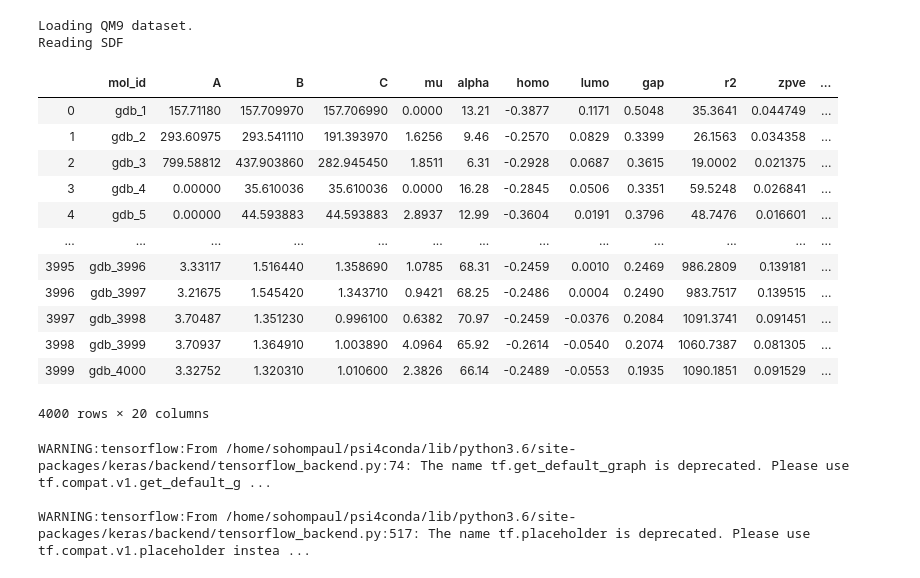
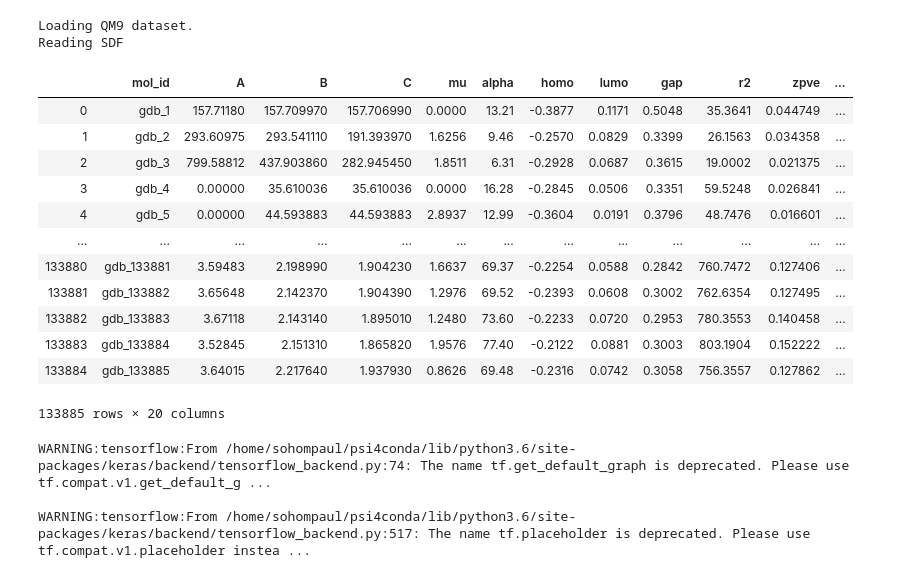
Before and after one commit to tjresearch/research-sohom_emily, a Jupyter notebook: multitask/QM9GNN2.ipynb, the cells around one changed output. Saved outputs shown, nothing was run; the diff lists cells and outputs as text; code cells hidden in the pictures.

Commit message:
trained multitask networks for demo

```diff
--- a/multitask/QM9GNN2.ipynb
+++ b/multitask/QM9GNN2.ipynb
@@ -21,28 +19,28 @@ import datetime
 # %%
-A, X, E, y = qm9.load_data(return_type='numpy',
+A_complete, X_complete, E_complete, y_complete = qm9.load_data(return_type='numpy',
                            nf_keys='atomic_num',
                            ef_keys='type',
                            self_loops=True,
-                           amount=4000)  # Set to None to train on whole dataset
+                           amount=None)  # Set to None to train on whole dataset
 # one-hot labeling of atoms
-uniq_X = np.unique(X)
-X = label_to_one_hot(X, uniq_X)
+uniq_X = np.unique(X_complete)
+X_complete = label_to_one_hot(X_complete, uniq_X)
 # %% [output]
 Loading QM9 dataset.
 Reading SDF
-# %%
-y
-# %% [output]
-|  | mol_id | A | B | C | mu | alpha | homo | lumo | gap | r2 | zpve | ... |
-| 0 | gdb_1 | 157.71180 | 157.709970 | 157.706990 | 0.0000 | 13.21 | -0.3877 | 0.1171 | 0.5048 | 35.3641 | 0.044749 | ... |
-| 1 | gdb_2 | 293.60975 | 293.541110 | 191.393970 | 1.6256 | 9.46 | -0.2570 | 0.0829 | 0.3399 | 26.1563 | 0.034358 | ... |
-| 2 | gdb_3 | 799.58812 | 437.903860 | 282.945450 | 1.8511 | 6.31 | -0.2928 | 0.0687 | 0.3615 | 19.0002 | 0.021375 | ... |
-| 3 | gdb_4 | 0.00000 | 35.610036 | 35.610036 | 0.0000 | 16.28 | -0.2845 | 0.0506 | 0.3351 | 59.5248 | 0.026841 | ... |
-| 4 | gdb_5 | 0.00000 | 44.593883 | 44.593883 | 2.8937 | 12.99 | -0.3604 | 0.0191 | 0.3796 | 48.7476 | 0.016601 | ... |
-| ... | ... | ... | ... | ... | ... | ... | ... | ... | ... | ... | ... | ... |
-| 3995 | gdb_3996 | 3.33117 | 1.516440 | 1.358690 | 1.0785 | 68.31 | -0.2459 | 0.0010 | 0.2469 | 986.2809 | 0.139181 | ... |
-| 3996 | gdb_3997 | 3.21675 | 1.545420 | 1.343710 | 0.9421 | 68.25 | -0.2486 | 0.0004 | 0.2490 | 983.7517 | 0.139515 | ... |
-| 3997 | gdb_3998 | 3.70487 | 1.351230 | 0.996100 | 0.6382 | 70.97 | -0.2459 | -0.0376 | 0.2084 | 1091.3741 | 0.091451 | ... |
-| 3998 | gdb_3999 | 3.70937 | 1.364910 | 1.003890 | 4.0964 | 65.92 | -0.2614 | -0.0540 | 0.2074 | 1060.7387 | 0.081305 | ... |
-| 3999 | gdb_4000 | 3.32752 | 1.320310 | 1.010600 | 2.3826 | 66.14 | -0.2489 | -0.0553 | 0.1935 | 1090.1851 | 0.091529 | ... |
-4000 rows × 20 columns
+# %%
+y_complete
+# %% [output]
+|  | mol_id | A | B | C | mu | alpha | homo | lumo | gap | r2 | zpve | ... |
+| 0 | gdb_1 | 157.71180 | 157.709970 | 157.706990 | 0.0000 | 13.21 | -0.3877 | 0.1171 | 0.5048 | 35.3641 | 0.044749 | ... |
+| 1 | gdb_2 | 293.60975 | 293.541110 | 191.393970 | 1.6256 | 9.46 | -0.2570 | 0.0829 | 0.3399 | 26.1563 | 0.034358 | ... |
+| 2 | gdb_3 | 799.58812 | 437.903860 | 282.945450 | 1.8511 | 6.31 | -0.2928 | 0.0687 | 0.3615 | 19.0002 | 0.021375 | ... |
+| 3 | gdb_4 | 0.00000 | 35.610036 | 35.610036 | 0.0000 | 16.28 | -0.2845 | 0.0506 | 0.3351 | 59.5248 | 0.026841 | ... |
+| 4 | gdb_5 | 0.00000 | 44.593883 | 44.593883 | 2.8937 | 12.99 | -0.3604 | 0.0191 | 0.3796 | 48.7476 | 0.016601 | ... |
+| ... | ... | ... | ... | ... | ... | ... | ... | ... | ... | ... | ... | ... |
+| 133880 | gdb_133881 | 3.59483 | 2.198990 | 1.904230 | 1.6637 | 69.37 | -0.2254 | 0.0588 | 0.2842 | 760.7472 | 0.127406 | ... |
+| 133881 | gdb_133882 | 3.65648 | 2.142370 | 1.904390 | 1.2976 | 69.52 | -0.2393 | 0.0608 | 0.3002 | 762.6354 | 0.127495 | ... |
+| 133882 | gdb_133883 | 3.67118 | 2.143140 | 1.895010 | 1.2480 | 73.60 | -0.2233 | 0.0720 | 0.2953 | 780.3553 | 0.140458 | ... |
+| 133883 | gdb_133884 | 3.52845 | 2.151310 | 1.865820 | 1.9576 | 77.40 | -0.2122 | 0.0881 | 0.3003 | 803.1904 | 0.152222 | ... |
+| 133884 | gdb_133885 | 3.64015 | 2.217640 | 1.937930 | 0.8626 | 69.48 | -0.2316 | 0.0742 | 0.3058 | 756.3557 | 0.127862 | ... |
+133885 rows × 20 columns
```
Also changed, not shown: parts of 27 cells of this notebook, 20 other files.
